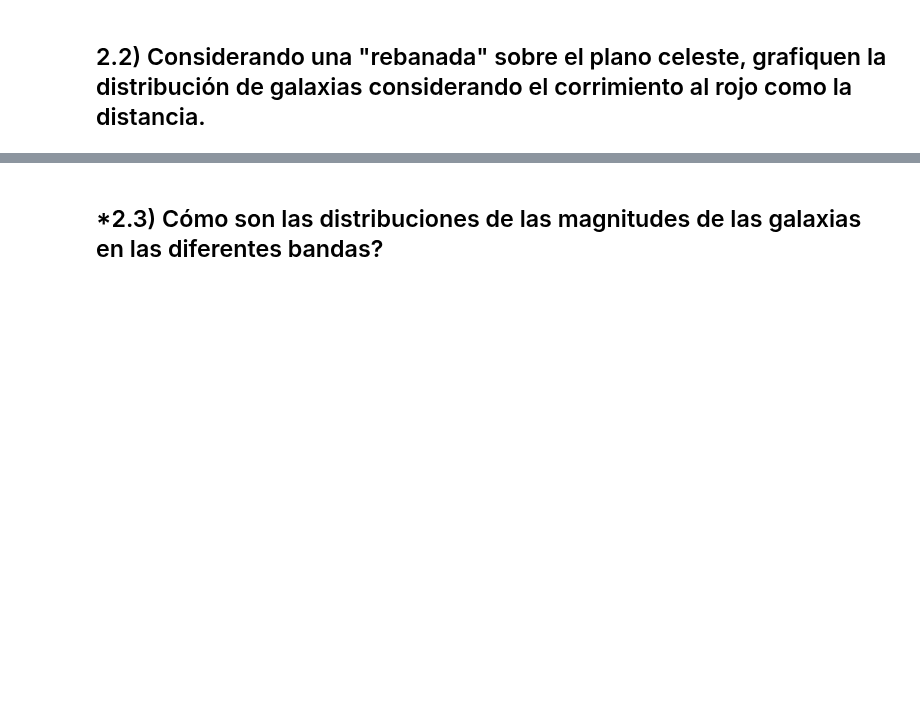
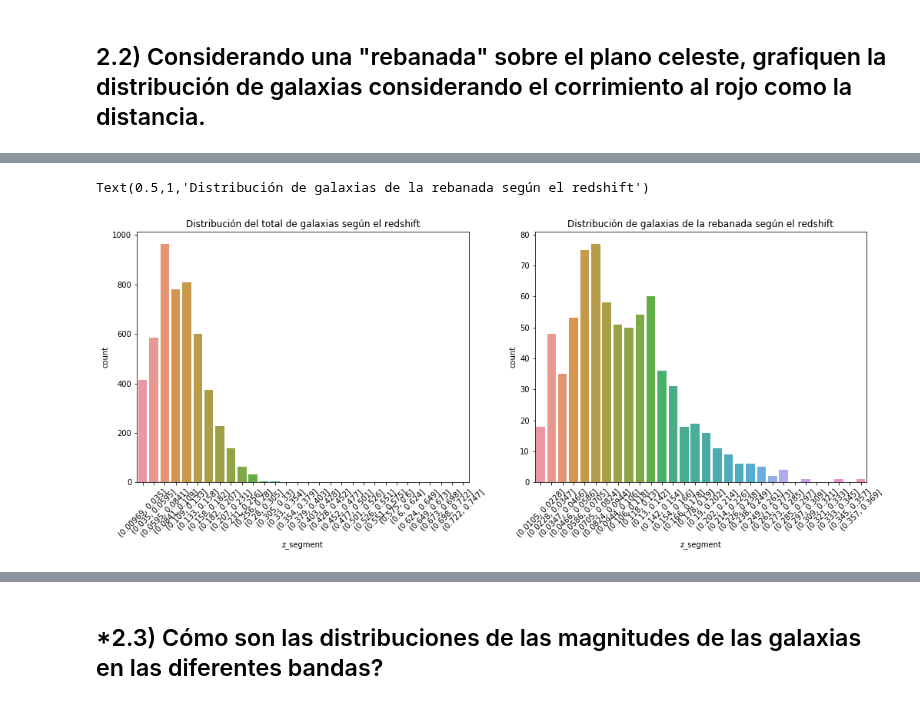
Before and after one commit to leoborgnino/mentoria-astro-datos, a Jupyter notebook: 1_Analisis_y_Visualizacion.ipynb, the cells around one changed output, grey strips where cells are left out. Drawn from its saved outputs; the diff is of its cells as text; code cells hidden in the pictures; blank space fills up the shorter version.

```diff
--- a/1_Analisis_y_Visualizacion.ipynb
+++ b/1_Analisis_y_Visualizacion.ipynb
@@ -253,4 +254,0 @@ plt.xticks(rotation=45)
-# %%
-# Obtenemos la distribución de galaxias de la rebanada según ra (coordenadas ecuatoriales, sistema J2000)
-
-dataset_sliced['ra_segment'] = pd.cut(dataset_sliced['ra'],range(0,360,6))
@@ -269,2 +254,0 @@ plt.xticks(rotation=45)
-# %%
-dataset_sliced['dec_segment'] = pd.cut(dataset_sliced['dec'],range(0,360,6))
@@ -282,0 +260,21 @@ plt.xticks(rotation=45)
+# %%
+# Obtenemos la distribución de las galaxias en z del conjunto total
+
+plt.figure(figsize=(17,6))
+
+plt.subplot(121)
+data['z_segment'] = pd.cut(data['z'],30)
+plt1=seaborn.countplot(data=data, x='z_segment')
+plt.xticks(rotation=45)
+plt.title('Distribución del total de galaxias según el redshift')
+
+# Obtenemos la distribución de las galaxias en z de la rebanada
+
+plt.subplot(122)
+dataset_sliced['z_segment'] = pd.cut(dataset_sliced['z'],30)
+plt2=seaborn.countplot(data=dataset_sliced, x='z_segment')
+plt.xticks(rotation=45)
+plt.title('Distribución de galaxias de la rebanada según el redshift')
+# %% [output]
+Text(0.5,1,'Distribución de galaxias de la rebanada según el redshift')
+[figure, added]
```
Also changed, not shown: parts of 16 cells of this notebook.
